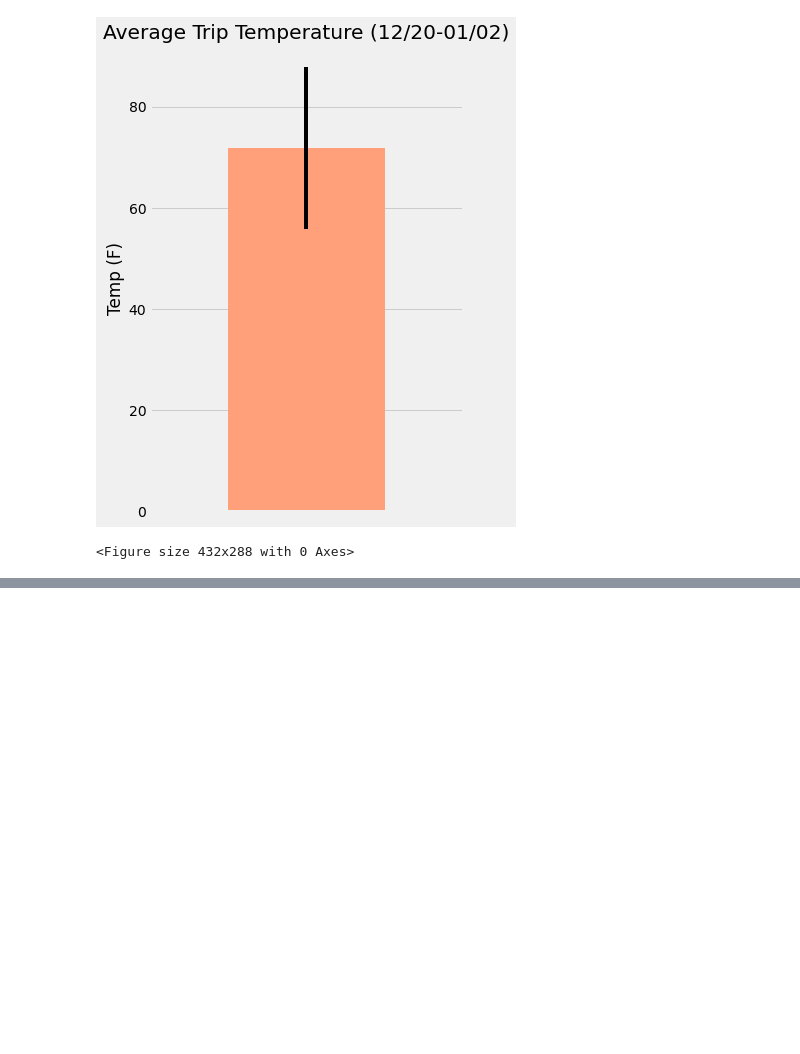
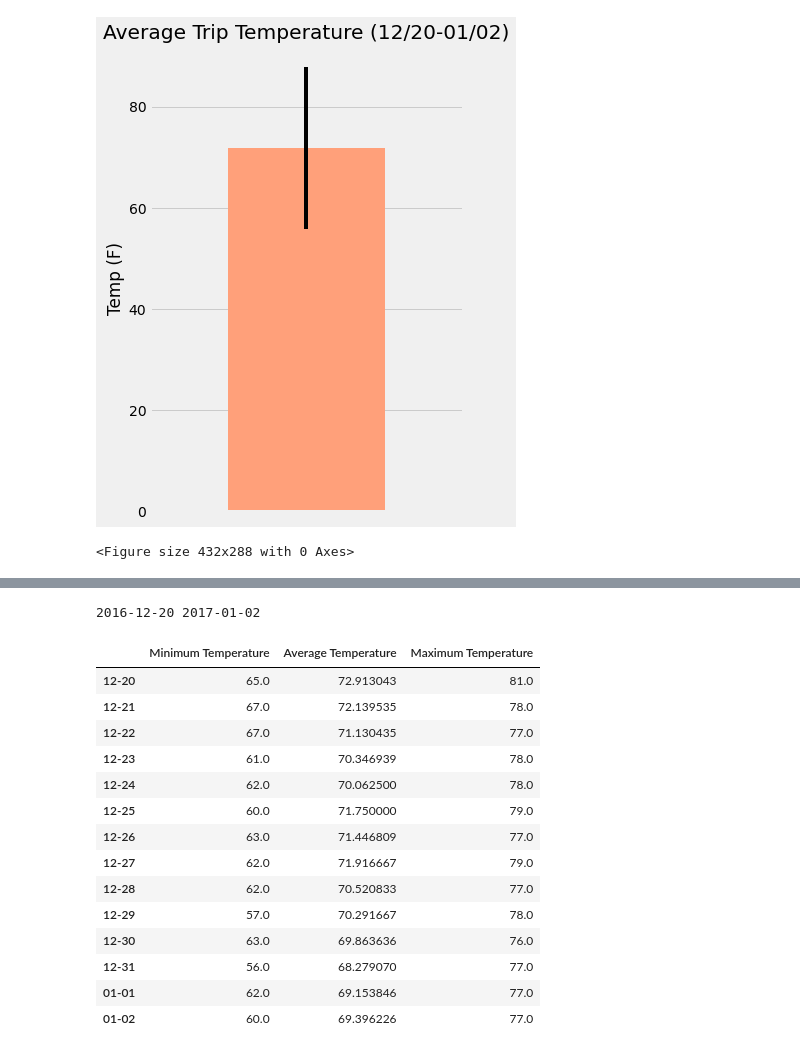
Before and after one commit to MThorpester/sqlalchemy-challenge, a Jupyter notebook: climate_analysis.ipynb, the cells around one changed output, grey strips where cells are left out. Drawn from its saved outputs; the diff is of its cells as text; code cells hidden in the pictures; blank space fills up the shorter version.

```diff
--- a/climate_analysis.ipynb
+++ b/climate_analysis.ipynb
@@ -30,8 +31,8 @@ Base.classes.keys()
 ['measurement', 'station']
 # %%
 # Save references to each table
-measurement = Base.classes.measurement
-station = Base.classes.station
+Measurement = Base.classes.measurement
+Station = Base.classes.station
 # %%
 # Create the SQLAlchemy inspector and connect it to the engine
 # This allows the inspection of database tables from my Python code
@@ -343,10 +430,7 @@ daily_normals("01-01")
 # calculate the daily normals for your trip
 # push each tuple of calculations into a list called `normals`
 
-# Set the start and end date of the trip
-
-# Use the start and end date to create a range of dates
-
-# Stip off the year and save a list of %m-%d strings
-
-# Loop through the list of %m-%d strings and calculate the normals for each date
+# Set the start and end date of the trip (already set earlier in the notebook)
+print(start_date, end_date)
+# %% [output]
+2016-12-20 2017-01-02
@@ -353,2 +455,21 @@ daily_normals("01-01")
 # %%
 # Load the previous query results into a Pandas DataFrame and add the `trip_dates` range as the `date` index
+normals_df = pd.DataFrame(normals,columns=["Minimum Temperature", "Average Temperature", "Maximum Temperature"], index=[normal_dates])
+normals_df.index = normals_df.index.get_level_values(0)
+normals_df.head(100)
+# %% [output]
+|  | Minimum Temperature | Average Temperature | Maximum Temperature |
+| 12-20 | 65.0 | 72.913043 | 81.0 |
+| 12-21 | 67.0 | 72.139535 | 78.0 |
+| 12-22 | 67.0 | 71.130435 | 77.0 |
+| 12-23 | 61.0 | 70.346939 | 78.0 |
+| 12-24 | 62.0 | 70.062500 | 78.0 |
+| 12-25 | 60.0 | 71.750000 | 79.0 |
+| 12-26 | 63.0 | 71.446809 | 77.0 |
+| 12-27 | 62.0 | 71.916667 | 79.0 |
+| 12-28 | 62.0 | 70.520833 | 77.0 |
+| 12-29 | 57.0 | 70.291667 | 78.0 |
+| 12-30 | 63.0 | 69.863636 | 76.0 |
+| 12-31 | 56.0 | 68.279070 | 77.0 |
+| 01-01 | 62.0 | 69.153846 | 77.0 |
+| 01-02 | 60.0 | 69.396226 | 77.0 |
```
Also changed, not shown: parts of 26 cells of this notebook, 1 other file.
